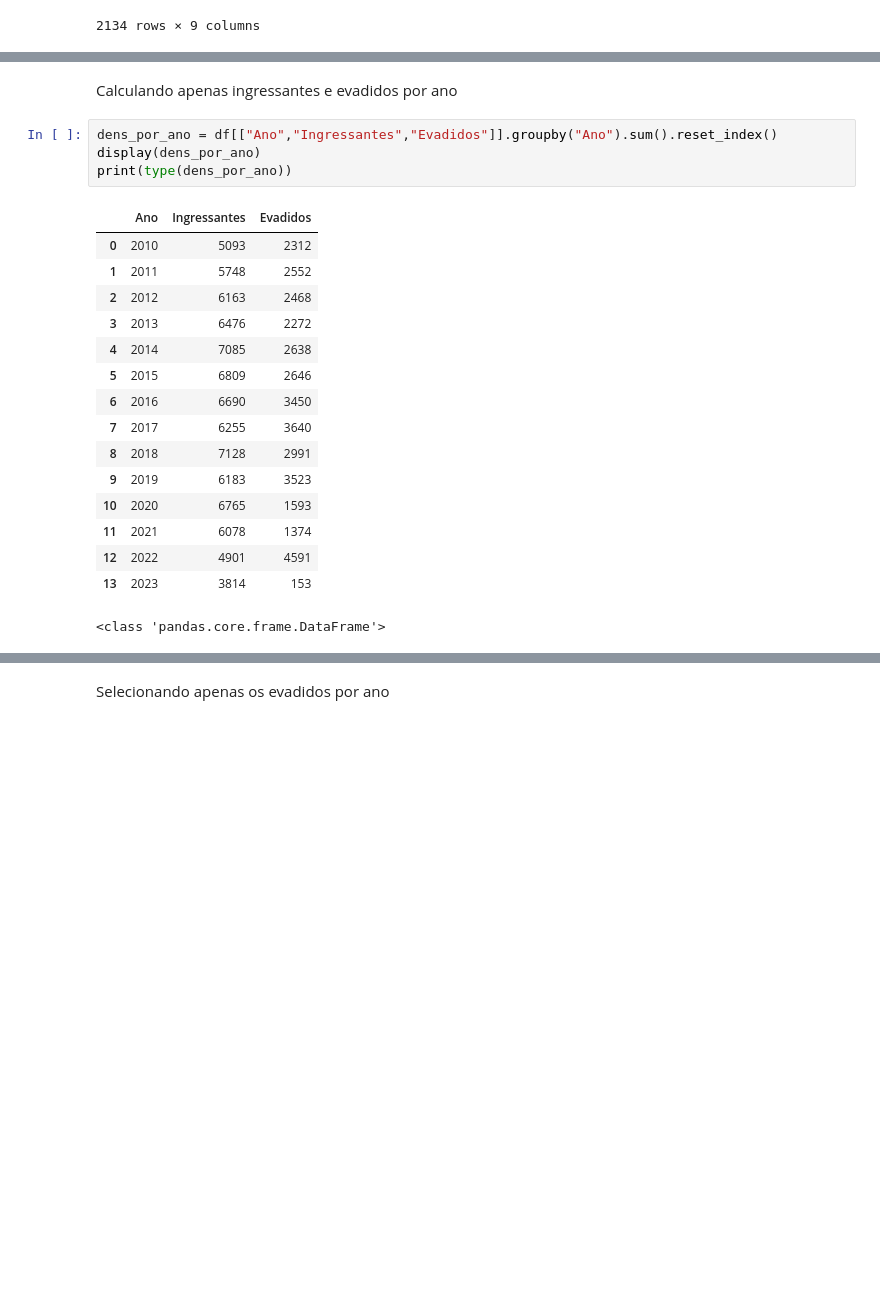
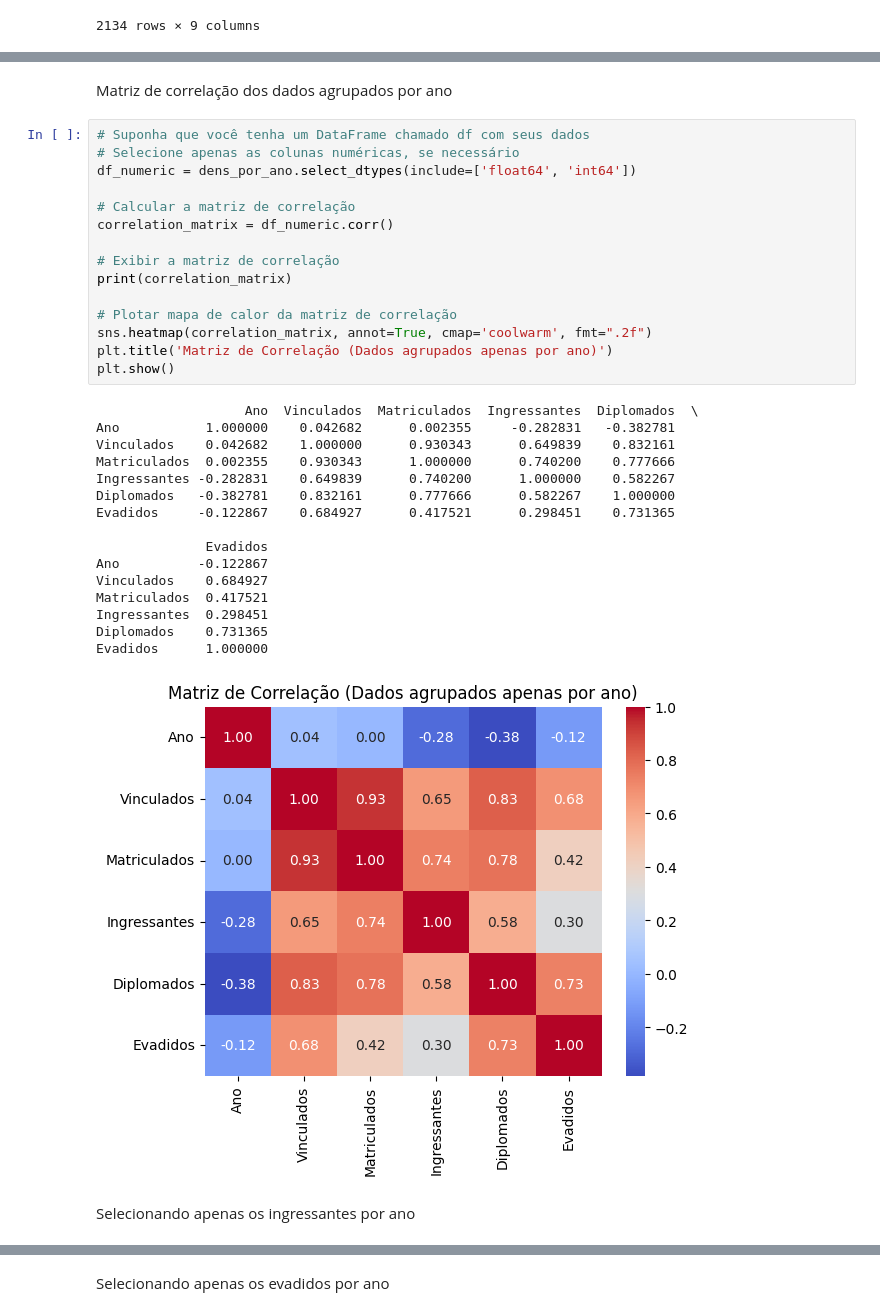
Before and after one commit to psicosleazy-dev/tcc, a Jupyter notebook: start_notebook.ipynb, the cells around one changed output, grey strips where cells are left out. Saved outputs shown, nothing was run; the diff lists cells and outputs as text; blank space fills up the shorter version.

```diff
--- a/start_notebook.ipynb
+++ b/start_notebook.ipynb
@@ -59,23 +268,36 @@ display(df)
+# %% [markdown]
+Matriz de correlação dos dados agrupados por ano
+# %%
+# Suponha que você tenha um DataFrame chamado df com seus dados
+# Selecione apenas as colunas numéricas, se necessário
+df_numeric = dens_por_ano.select_dtypes(include=['float64', 'int64'])
+
+# Calcular a matriz de correlação
+correlation_matrix = df_numeric.corr()
+
+# Exibir a matriz de correlação
+print(correlation_matrix)
+
+# Plotar mapa de calor da matriz de correlação
+sns.heatmap(correlation_matrix, annot=True, cmap='coolwarm', fmt=".2f")
+plt.title('Matriz de Correlação (Dados agrupados apenas por ano)')
+plt.show()
+# %% [output]
+                   Ano  Vinculados  Matriculados  Ingressantes  Diplomados  \
+Ano           1.000000    0.042682      0.002355     -0.282831   -0.382781
+Vinculados    0.042682    1.000000      0.930343      0.649839    0.832161
+Matriculados  0.002355    0.930343      1.000000      0.740200    0.777666
+Ingressantes -0.282831    0.649839      0.740200      1.000000    0.582267
+Diplomados   -0.382781    0.832161      0.777666      0.582267    1.000000
+Evadidos     -0.122867    0.684927      0.417521      0.298451    0.731365
+
+              Evadidos
+Ano          -0.122867
+Vinculados    0.684927
+Matriculados  0.417521
+Ingressantes  0.298451
+Diplomados    0.731365
+Evadidos      1.000000
+[figure, added]
 # %% [markdown]
-Calculando apenas ingressantes e evadidos por ano
+Selecionando apenas os ingressantes por ano
-# %%
-dens_por_ano = df[["Ano","Ingressantes","Evadidos"]].groupby("Ano").sum().reset_index()
-display(dens_por_ano)
-print(type(dens_por_ano))
-# %% [output]
-|  | Ano | Ingressantes | Evadidos |
-| 0 | 2010 | 5093 | 2312 |
-| 1 | 2011 | 5748 | 2552 |
-| 2 | 2012 | 6163 | 2468 |
-| 3 | 2013 | 6476 | 2272 |
-| 4 | 2014 | 7085 | 2638 |
-| 5 | 2015 | 6809 | 2646 |
-| 6 | 2016 | 6690 | 3450 |
-| 7 | 2017 | 6255 | 3640 |
-| 8 | 2018 | 7128 | 2991 |
-| 9 | 2019 | 6183 | 3523 |
-| 10 | 2020 | 6765 | 1593 |
-| 11 | 2021 | 6078 | 1374 |
-| 12 | 2022 | 4901 | 4591 |
-| 13 | 2023 | 3814 | 153 |
-<class 'pandas.core.frame.DataFrame'>
```
Also changed, not shown: parts of 92 cells of this notebook, 35 other files.
